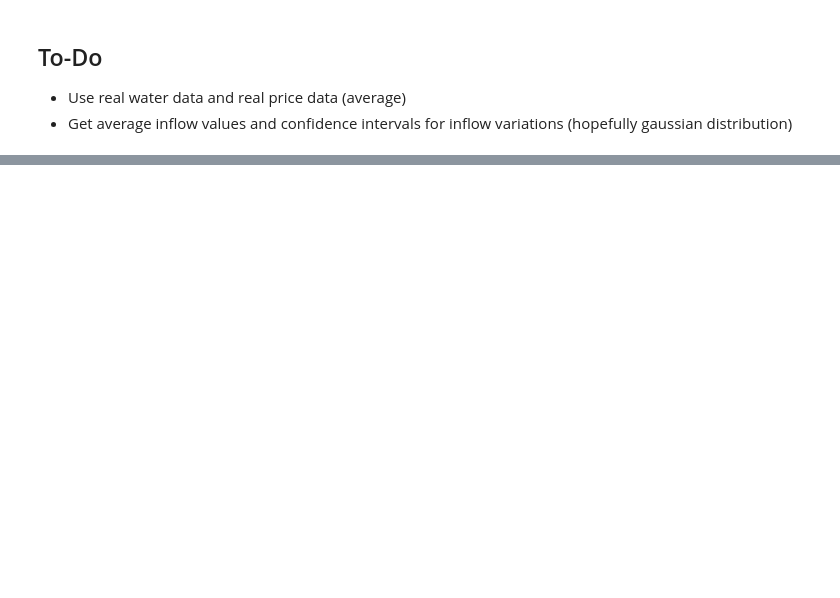
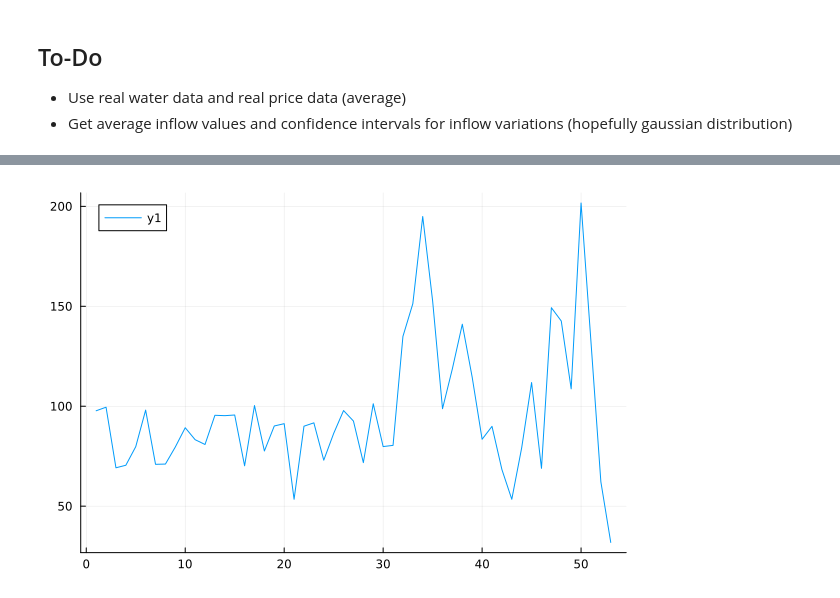
Before and after one commit to lennarthagemann/Code-Master-Thesis, a Jupyter notebook: DevelopmentMediumTerm.ipynb, the cells around one changed output, grey strips where cells are left out. Drawn from its saved outputs; the diff is of its cells as text; code cells hidden in the pictures; blank space fills up the shorter version.

```diff
--- a/DevelopmentMediumTerm.ipynb
+++ b/DevelopmentMediumTerm.ipynb
@@ -250,0 +306,34 @@ Plots.plot(bounds_2, g, legend=false)
+# %%
+function prepare_pricedata(filepath_prices)
+    price_data = CSV.read(filepath_prices, DataFrame)
+    price_data = coalesce.(price_data, 46.79)
+    price_data.Average = sum.(eachrow(price_data[:, 2:end]))/24
+    rename!(price_data, :Column1 => :Date)
+    price_data.season = get_season.(month.(price_data.Date))
+    price_data.Weekday = dayofweek.(price_data.Date)
+    price_data.Weekday = get_weekend.(price_data.Weekday)
+    price_data.CalendarWeek = Dates.week.(price_data.Date)
+    return price_data
+end
+
+function get_season(month::Int64)
+    if month in 3:4
+        return "Spring"
+    elseif month in 5:8
+        return "Summer"
+    elseif month in 9:11
+        return "Autumn"
+    else
+        return "Winter"
+    end
+end
+
+function get_weekend(weekday::Int64)
+    if weekday in 1:5
+        return "Weekday"
+    else
+        return "Weekend"
+    end
+end
+
+df_prices = prepare_pricedata("Inflow Forecasting\\Data\\Spot Prices\\prices_df.csv")
@@ -250,0 +361,12 @@ Plots.plot(bounds_2, g, legend=false)
+# %%
+gd = groupby(df_prices[!,[:Average, :CalendarWeek]], :CalendarWeek)
+gd[1]
+AveragePrice = []
+for g in gd
+    avg = sum(g.Average)/nrow(g)
+    push!(AveragePrice, avg)
+end
+
+Plots.plot(AveragePrice)
+# %% [output]
+[figure, added]
```
Also changed, not shown: parts of 29 cells of this notebook, 2 other files.
